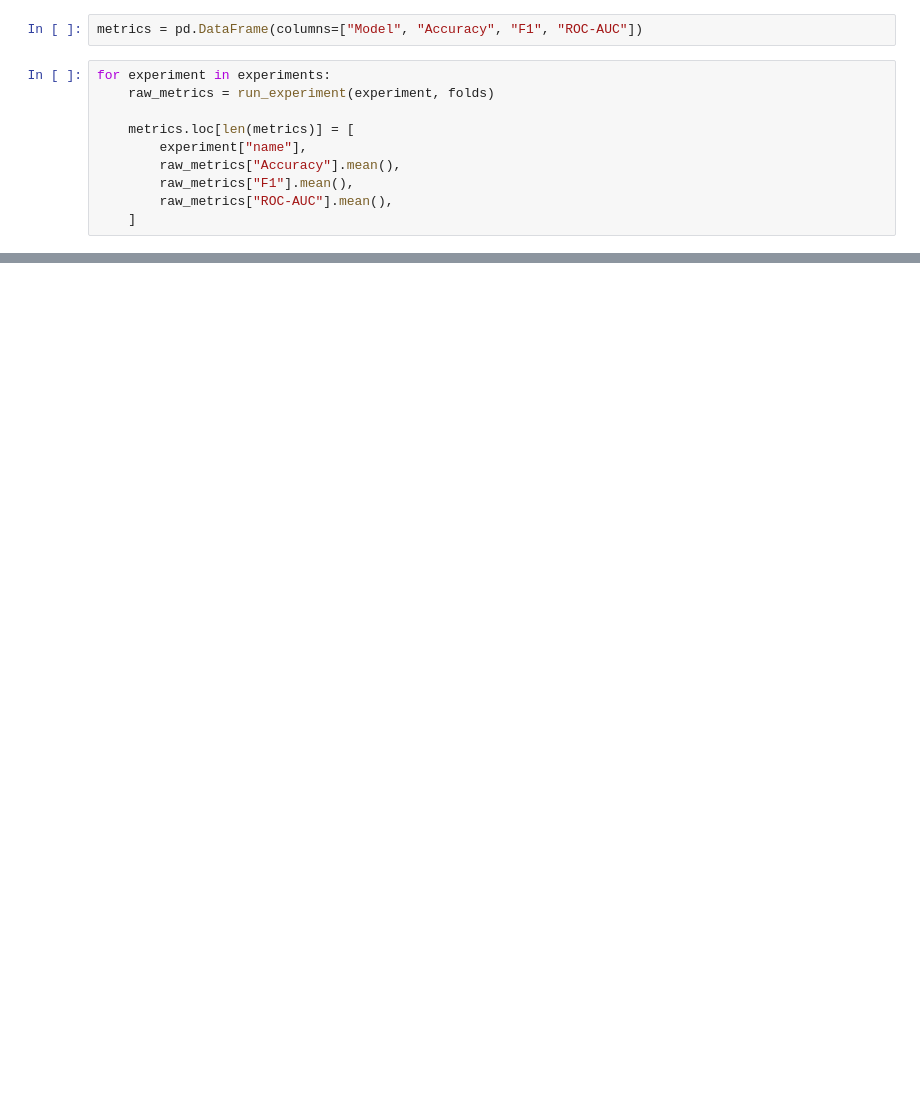
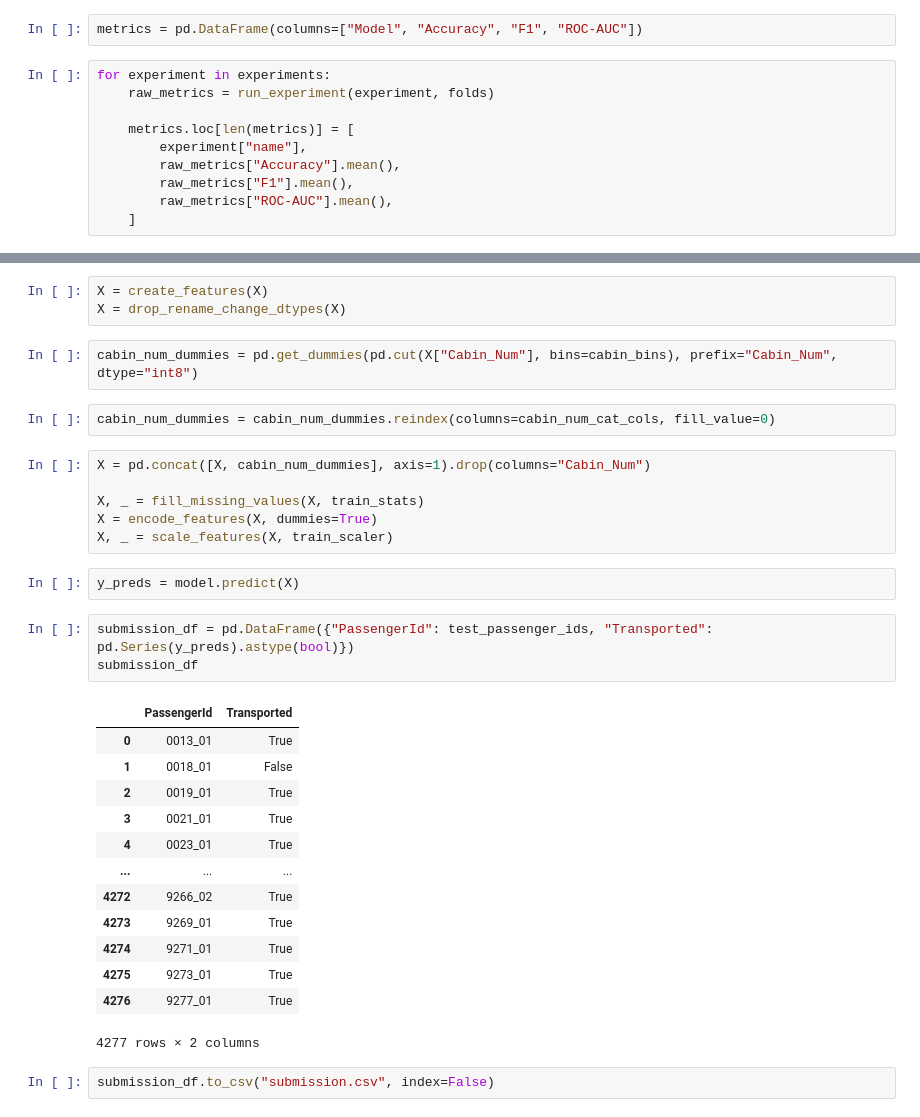
Before and after one commit to ash1ra/Spaceship-Titanic, a Jupyter notebook: notebooks/Spaceship Titanic v3.ipynb, the cells around one changed output, grey strips where cells are left out. Cells and saved outputs as stored; diff of their text form; blank space fills up the shorter version.

```diff
--- a/notebooks/Spaceship Titanic v3.ipynb
+++ b/notebooks/Spaceship Titanic v3.ipynb
@@ -2095,0 +2135,34 @@ metrics
+# %%
+X = create_features(X)
+X = drop_rename_change_dtypes(X)
+# %%
+cabin_num_dummies = pd.get_dummies(pd.cut(X["Cabin_Num"], bins=cabin_bins), prefix="Cabin_Num", dtype="int8")
+# %%
+cabin_num_dummies = cabin_num_dummies.reindex(columns=cabin_num_cat_cols, fill_value=0)
+# %%
+X = pd.concat([X, cabin_num_dummies], axis=1).drop(columns="Cabin_Num")
+
+X, _ = fill_missing_values(X, train_stats)
+X = encode_features(X, dummies=True)
+X, _ = scale_features(X, train_scaler)
+# %%
+y_preds = model.predict(X)
+# %%
+submission_df = pd.DataFrame({"PassengerId": test_passenger_ids, "Transported": pd.Series(y_preds).astype(bool)})
+submission_df
+# %% [output]
+|  | PassengerId | Transported |
+| 0 | 0013_01 | True |
+| 1 | 0018_01 | False |
+| 2 | 0019_01 | True |
+| 3 | 0021_01 | True |
+| 4 | 0023_01 | True |
+| ... | ... | ... |
+| 4272 | 9266_02 | True |
+| 4273 | 9269_01 | True |
+| 4274 | 9271_01 | True |
+| 4275 | 9273_01 | True |
+| 4276 | 9277_01 | True |
+4277 rows × 2 columns
+# %%
+submission_df.to_csv("submission.csv", index=False)
```
Also changed, not shown: parts of 17 cells of this notebook.
